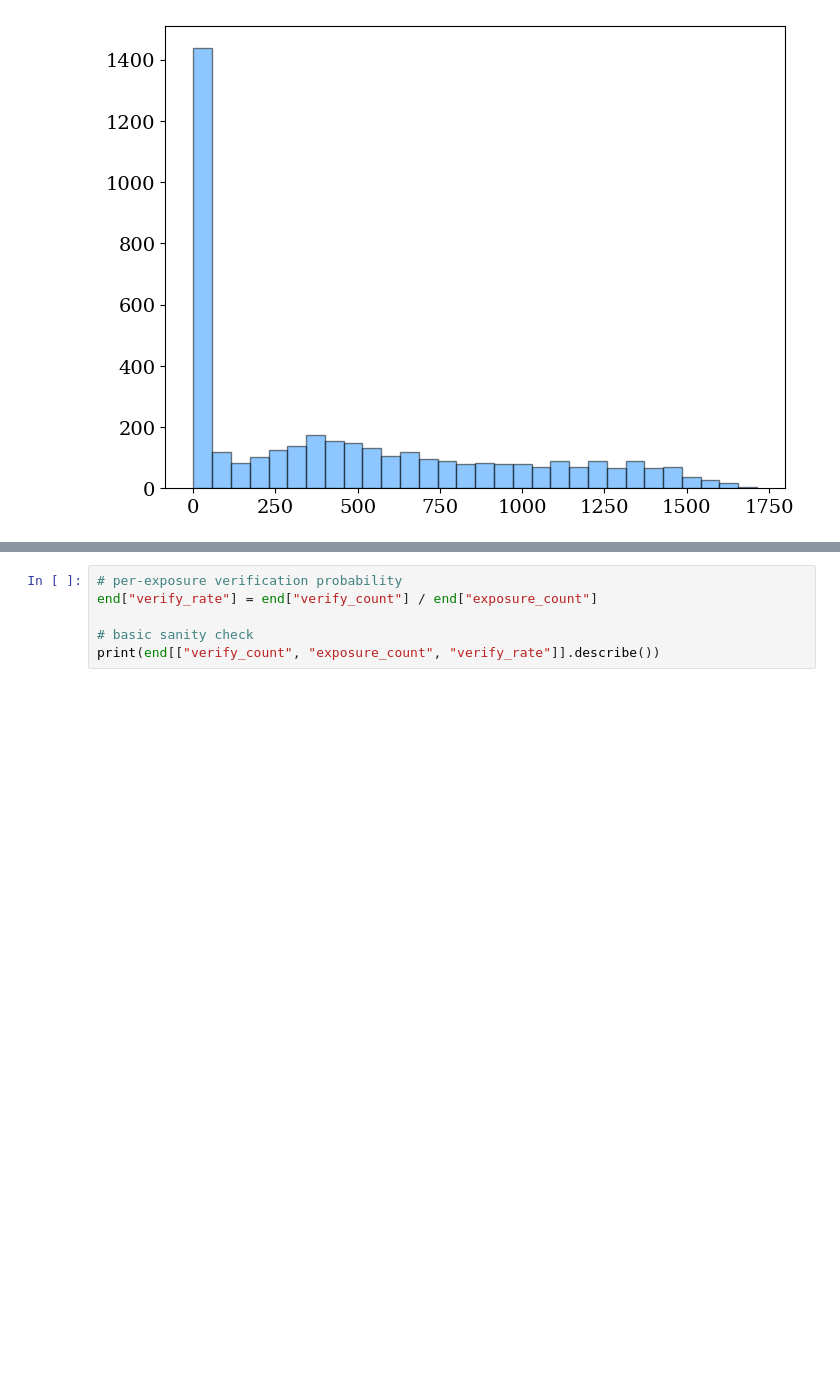
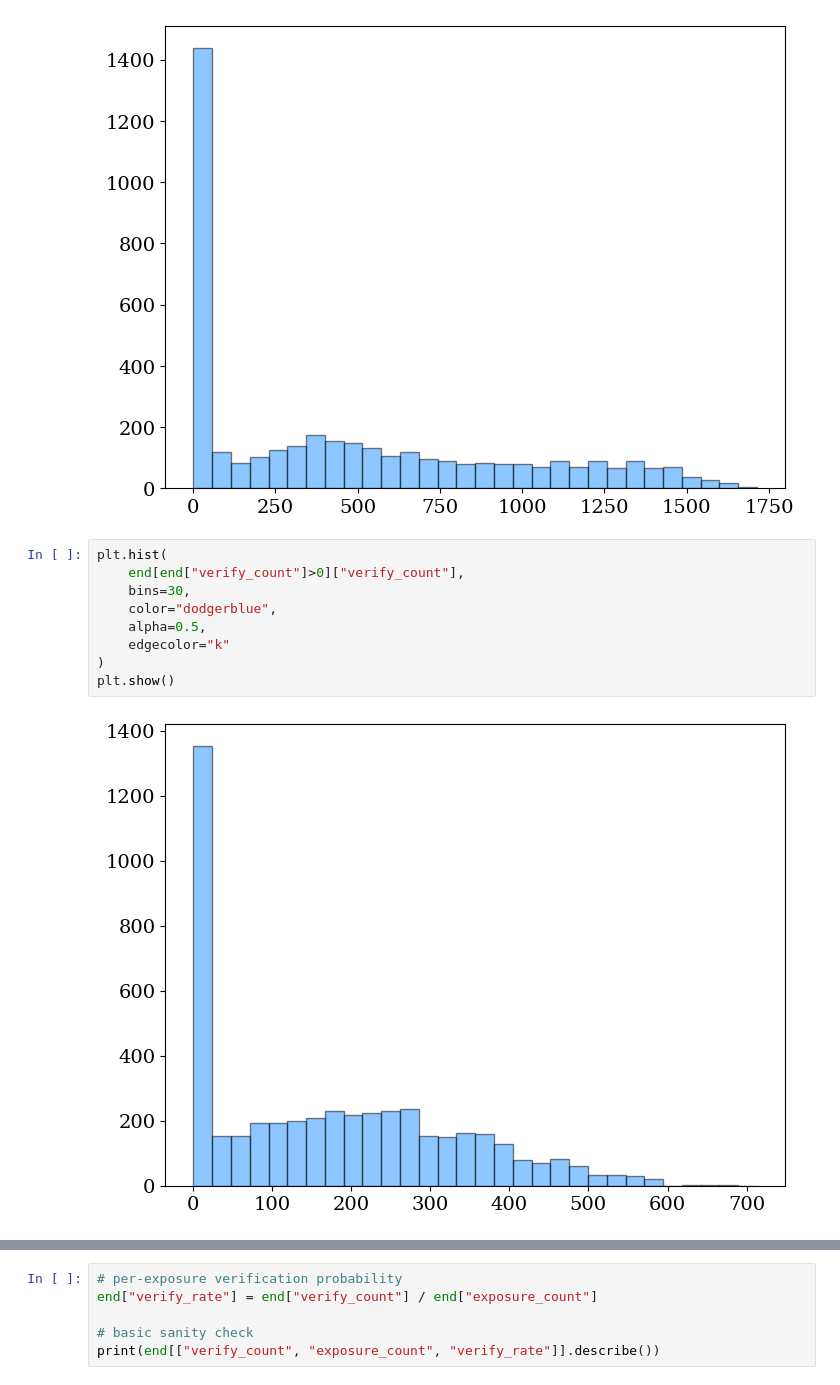
Before and after one commit to charlesaugdupont/deepfake-percolation, a Jupyter notebook: notebooks/burnin-results.ipynb, the cells around one changed output, grey strips where cells are left out. Saved outputs shown, nothing was run; the diff lists cells and outputs as text; blank space fills up the shorter version.

```diff
--- a/notebooks/burnin-results.ipynb
+++ b/notebooks/burnin-results.ipynb
@@ -192,6 +197,17 @@ plt.hist(
 plt.show()
 # %% [output]
 [figure]
+# %%
+plt.hist(
+    end[end["verify_count"]>0]["verify_count"],
+    bins=30,
+    color="dodgerblue",
+    alpha=0.5,
+    edgecolor="k"
+)
+plt.show()
+# %% [output]
+[figure, added]
 # %%
 plt.scatter(
     end[end["verify_count"]>0]["verify_count"],
```
Also changed, not shown: parts of 13 cells of this notebook, 3 other files.
